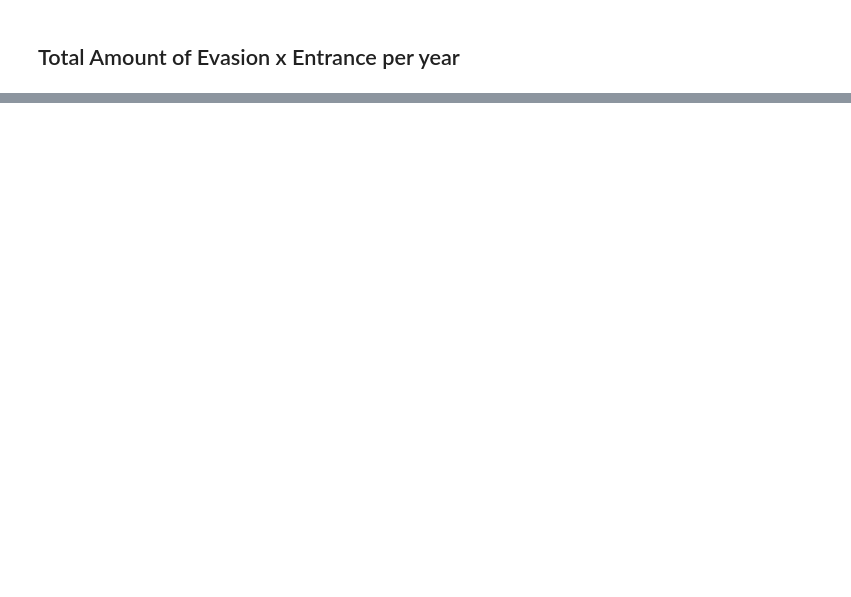
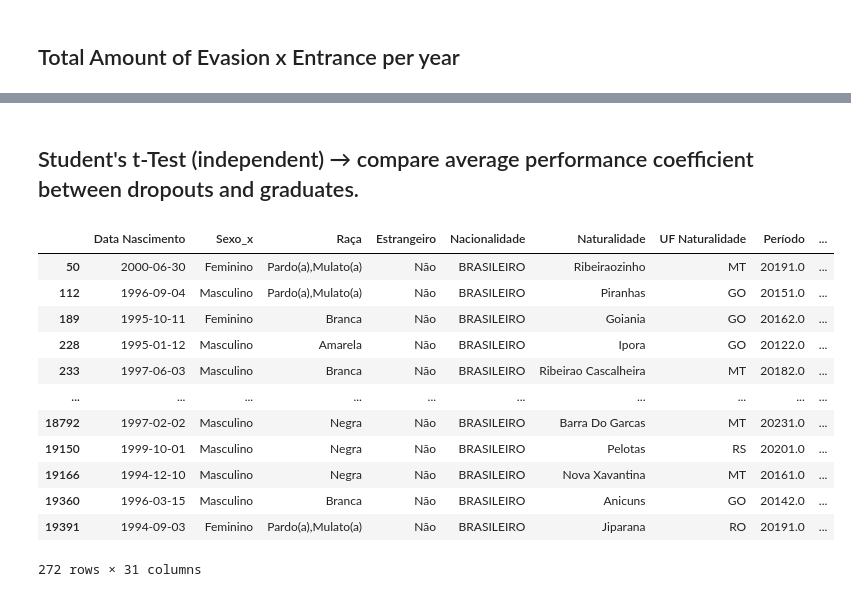
Before and after one commit to auserafim/ai-notebooks, a Jupyter notebook: evaded_college/evaded_college.ipynb, the cells around one changed output, grey strips where cells are left out. Cells and saved outputs as stored; diff of their text form; code cells hidden in the pictures; blank space fills up the shorter version.

```diff
--- a/evaded_college/evaded_college.ipynb
+++ b/evaded_college/evaded_college.ipynb
@@ -420,0 +447,34 @@ counts = pd.merge(entrance_counts, leaving_counts, on='Ano', how='inner')
+# %% [markdown]
+## Student's t-Test (independent) → compare average performance coefficient between dropouts and graduates.
+# %%
+
+x = new.copy()
+x.drop(columns={"SE", "Código", "Ano", "CH", "Nome da Disciplina", "TU", "MF", "SF", "Disciplina",
+                "Grupo de Disciplinas", "Optativa", "Tipo de Disciplina", "Código"}, inplace=True)
+y = x.groupby('rga_anonimo')[['CR', 'FA']].mean().reset_index()
+
+y = y.rename(columns={
+    'CR': 'average_cr',
+    'FA': 'average_fa'
+})
+
+
+z = pd.merge(x, y, on='rga_anonimo', how='inner')
+z.drop(columns={"CR", "FA"}, inplace=True)
+
+z.dropna(inplace=True)
+z.drop_duplicates()
+# %% [output]
+|  | Data Nascimento | Sexo_x | Raça | Estrangeiro | Nacionalidade | Naturalidade | UF Naturalidade | Período | ... |
+| 50 | 2000-06-30 | Feminino | Pardo(a),Mulato(a) | Não | BRASILEIRO | Ribeiraozinho | MT | 20191.0 | ... |
+| 112 | 1996-09-04 | Masculino | Pardo(a),Mulato(a) | Não | BRASILEIRO | Piranhas | GO | 20151.0 | ... |
+| 189 | 1995-10-11 | Feminino | Branca | Não | BRASILEIRO | Goiania | GO | 20162.0 | ... |
+| 228 | 1995-01-12 | Masculino | Amarela | Não | BRASILEIRO | Ipora | GO | 20122.0 | ... |
+| 233 | 1997-06-03 | Masculino | Branca | Não | BRASILEIRO | Ribeirao Cascalheira | MT | 20182.0 | ... |
+| ... | ... | ... | ... | ... | ... | ... | ... | ... | ... |
+| 18792 | 1997-02-02 | Masculino | Negra | Não | BRASILEIRO | Barra Do Garcas | MT | 20231.0 | ... |
+| 19150 | 1999-10-01 | Masculino | Negra | Não | BRASILEIRO | Pelotas | RS | 20201.0 | ... |
+| 19166 | 1994-12-10 | Masculino | Negra | Não | BRASILEIRO | Nova Xavantina | MT | 20161.0 | ... |
+| 19360 | 1996-03-15 | Masculino | Branca | Não | BRASILEIRO | Anicuns | GO | 20142.0 | ... |
+| 19391 | 1994-09-03 | Feminino | Pardo(a),Mulato(a) | Não | BRASILEIRO | Jiparana | RO | 20191.0 | ... |
+272 rows × 31 columns
```
Also changed, not shown: parts of 14 cells of this notebook.
